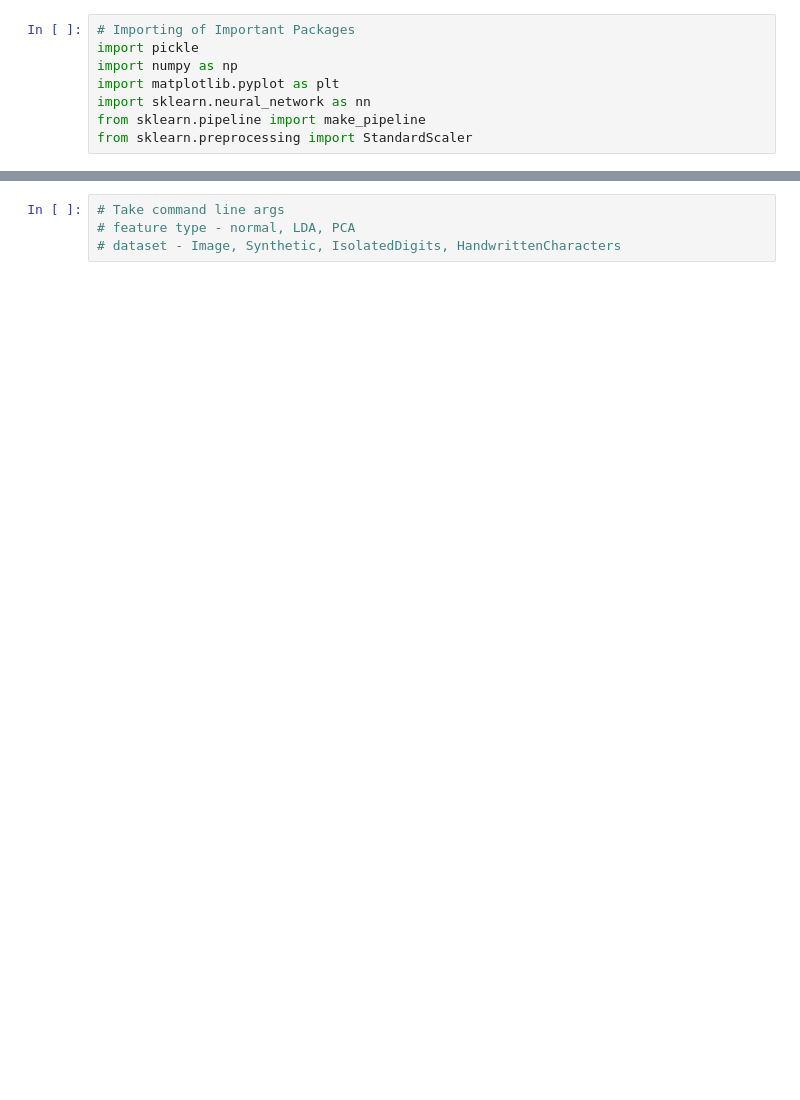
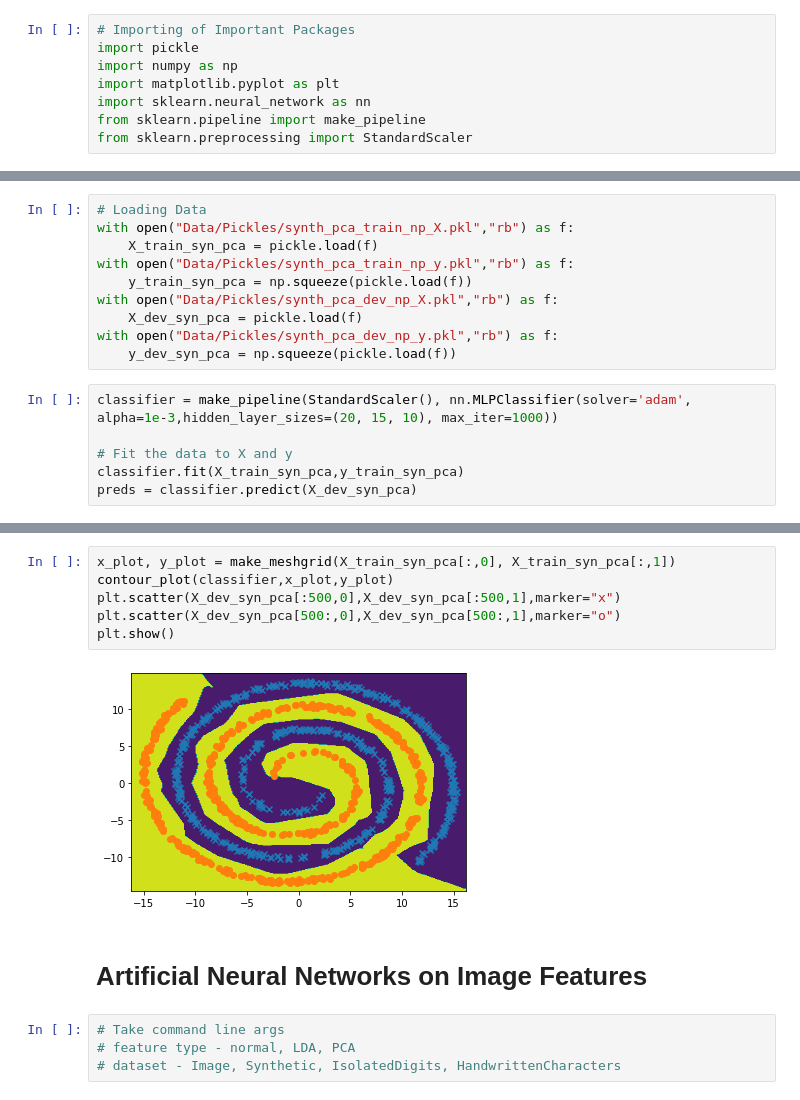
Before and after one commit to nihalgeorge01/CS5691-Submissions, a Jupyter notebook: A4/neural.ipynb, the cells around one changed output, grey strips where cells are left out. Saved outputs shown, nothing was run; the diff lists cells and outputs as text; blank space fills up the shorter version.

```diff
--- a/A4/neural.ipynb
+++ b/A4/neural.ipynb
@@ -59,0 +70,16 @@ plt.show()
+# %%
+# Loading Data
+with open("Data/Pickles/synth_pca_train_np_X.pkl","rb") as f:
+    X_train_syn_pca = pickle.load(f)
+with open("Data/Pickles/synth_pca_train_np_y.pkl","rb") as f:
+    y_train_syn_pca = np.squeeze(pickle.load(f))
+with open("Data/Pickles/synth_pca_dev_np_X.pkl","rb") as f:
+    X_dev_syn_pca = pickle.load(f)
+with open("Data/Pickles/synth_pca_dev_np_y.pkl","rb") as f:
+    y_dev_syn_pca = np.squeeze(pickle.load(f))
+# %%
+classifier = make_pipeline(StandardScaler(), nn.MLPClassifier(solver='adam', alpha=1e-3,hidden_layer_sizes=(20, 15, 10), max_iter=1000))
+
+# Fit the data to X and y
+classifier.fit(X_train_syn_pca,y_train_syn_pca)
+preds = classifier.predict(X_dev_syn_pca)
@@ -60,3 +96,13 @@ plt.show()
+# %%
+x_plot, y_plot = make_meshgrid(X_train_syn_pca[:,0], X_train_syn_pca[:,1])
+contour_plot(classifier,x_plot,y_plot)
+plt.scatter(X_dev_syn_pca[:500,0],X_dev_syn_pca[:500,1],marker="x")
+plt.scatter(X_dev_syn_pca[500:,0],X_dev_syn_pca[500:,1],marker="o")
+plt.show()
+# %% [output]
+[figure, added]
+# %% [markdown]
+# Artificial Neural Networks on Image Features
 # %%
 # Take command line args
 # feature type - normal, LDA, PCA
```
Also changed, not shown: parts of 8 cells of this notebook, 1 other file.
